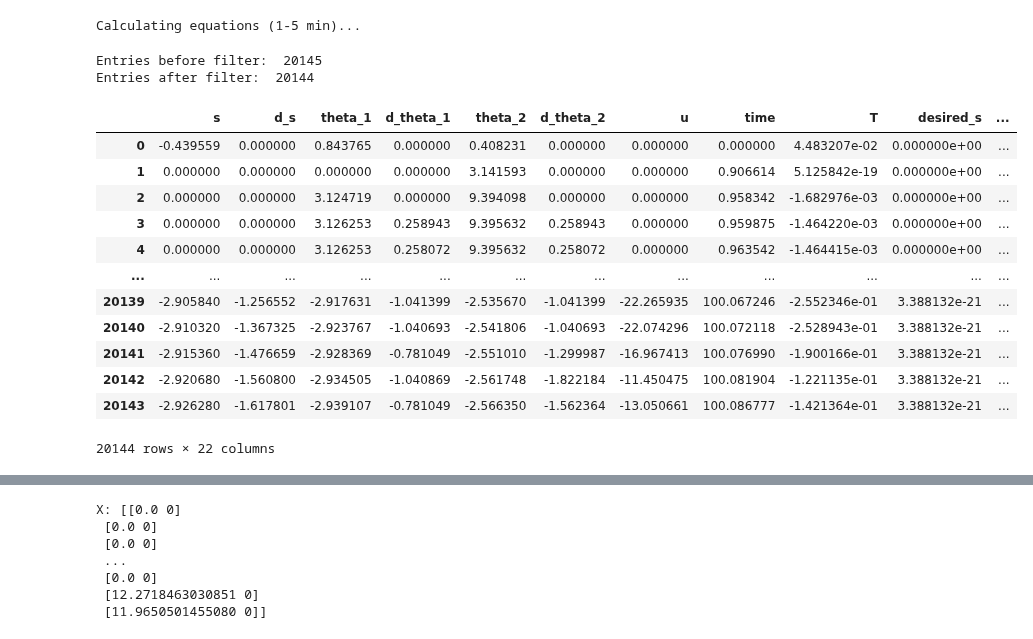
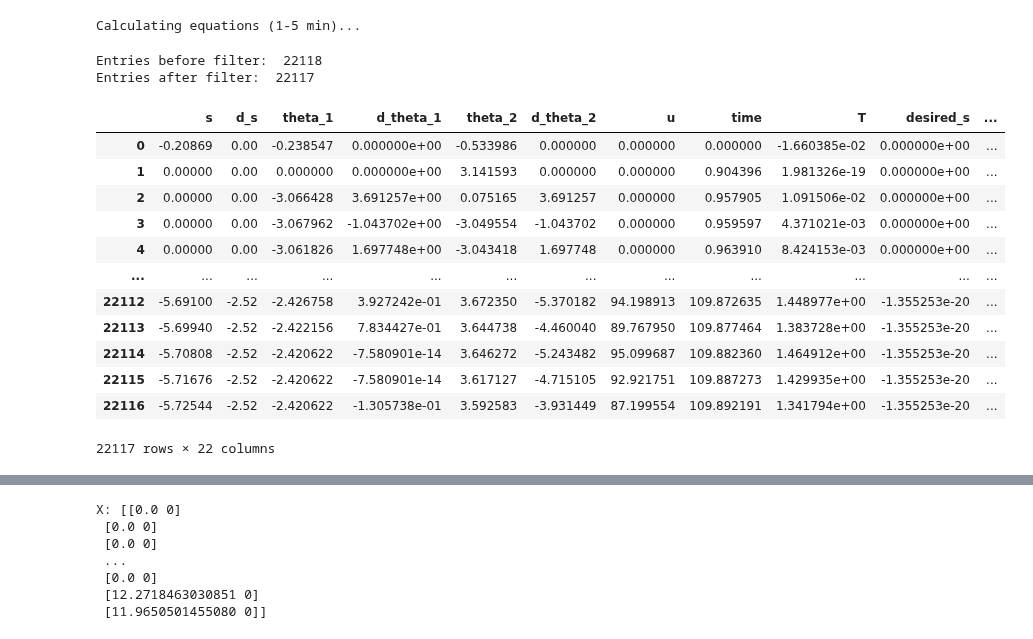
Before and after one commit to sackariaslunman/inverted-pendulum, a Jupyter notebook: src/python/test_linear_regression.ipynb, the cells around one changed output, grey strips where cells are left out. Drawn from its saved outputs; the diff is of its cells as text; code cells hidden in the pictures.

```diff
--- a/src/python/test_linear_regression.ipynb
+++ b/src/python/test_linear_regression.ipynb
@@ -51,25 +65,25 @@ else:
 # %% [output]
 Calculating equations (1-5 min)...
 # %%
-df = pd.read_csv('data/7-1-2.csv')
+df = pd.read_csv('data/8-1-2.csv')
 print("Entries before filter: ", len(df))
 df = df.dropna()
 print("Entries after filter: ", len(df))
 df
 # %% [output]
-Entries before filter:  20145
-Entries after filter:  20144
+Entries before filter:  22118
+Entries after filter:  22117
 |  | s | d_s | theta_1 | d_theta_1 | theta_2 | d_theta_2 | u | time | T | desired_s | ... |
-| 0 | -0.439559 | 0.000000 | 0.843765 | 0.000000 | 0.408231 | 0.000000 | 0.000000 | 0.000000 | 4.483207e-02 | 0.000000e+00 | ... |
-| 1 | 0.000000 | 0.000000 | 0.000000 | 0.000000 | 3.141593 | 0.000000 | 0.000000 | 0.906614 | 5.125842e-19 | 0.000000e+00 | ... |
-| 2 | 0.000000 | 0.000000 | 3.124719 | 0.000000 | 9.394098 | 0.000000 | 0.000000 | 0.958342 | -1.682976e-03 | 0.000000e+00 | ... |
-| 3 | 0.000000 | 0.000000 | 3.126253 | 0.258943 | 9.395632 | 0.258943 | 0.000000 | 0.959875 | -1.464220e-03 | 0.000000e+00 | ... |
-| 4 | 0.000000 | 0.000000 | 3.126253 | 0.258072 | 9.395632 | 0.258072 | 0.000000 | 0.963542 | -1.464415e-03 | 0.000000e+00 | ... |
+| 0 | -0.20869 | 0.00 | -0.238547 | 0.000000e+00 | -0.533986 | 0.000000 | 0.000000 | 0.000000 | -1.660385e-02 | 0.000000e+00 | ... |
+| 1 | 0.00000 | 0.00 | 0.000000 | 0.000000e+00 | 3.141593 | 0.000000 | 0.000000 | 0.904396 | 1.981326e-19 | 0.000000e+00 | ... |
+| 2 | 0.00000 | 0.00 | -3.066428 | 3.691257e+00 | 0.075165 | 3.691257 | 0.000000 | 0.957905 | 1.091506e-02 | 0.000000e+00 | ... |
+| 3 | 0.00000 | 0.00 | -3.067962 | -1.043702e+00 | -3.049554 | -1.043702 | 0.000000 | 0.959597 | 4.371021e-03 | 0.000000e+00 | ... |
+| 4 | 0.00000 | 0.00 | -3.061826 | 1.697748e+00 | -3.043418 | 1.697748 | 0.000000 | 0.963910 | 8.424153e-03 | 0.000000e+00 | ... |
 | ... | ... | ... | ... | ... | ... | ... | ... | ... | ... | ... | ... |
-| 20139 | -2.905840 | -1.256552 | -2.917631 | -1.041399 | -2.535670 | -1.041399 | -22.265935 | 100.067246 | -2.552346e-01 | 3.388132e-21 | ... |
-| 20140 | -2.910320 | -1.367325 | -2.923767 | -1.040693 | -2.541806 | -1.040693 | -22.074296 | 100.072118 | -2.528943e-01 | 3.388132e-21 | ... |
-| 20141 | -2.915360 | -1.476659 | -2.928369 | -0.781049 | -2.551010 | -1.299987 | -16.967413 | 100.076990 | -1.900166e-01 | 3.388132e-21 | ... |
-| 20142 | -2.920680 | -1.560800 | -2.934505 | -1.040869 | -2.561748 | -1.822184 | -11.450475 | 100.081904 | -1.221135e-01 | 3.388132e-21 | ... |
-| 20143 | -2.926280 | -1.617801 | -2.939107 | -0.781049 | -2.566350 | -1.562364 | -13.050661 | 100.086777 | -1.421364e-01 | 3.388132e-21 | ... |
+| 22112 | -5.69100 | -2.52 | -2.426758 | 3.927242e-01 | 3.672350 | -5.370182 | 94.198913 | 109.872635 | 1.448977e+00 | -1.355253e-20 | ... |
+| 22113 | -5.69940 | -2.52 | -2.422156 | 7.834427e-01 | 3.644738 | -4.460040 | 89.767950 | 109.877464 | 1.383728e+00 | -1.355253e-20 | ... |
+| 22114 | -5.70808 | -2.52 | -2.420622 | -7.580901e-14 | 3.646272 | -5.243482 | 95.099687 | 109.882360 | 1.464912e+00 | -1.355253e-20 | ... |
+| 22115 | -5.71676 | -2.52 | -2.420622 | -7.580901e-14 | 3.617127 | -4.715105 | 92.921751 | 109.887273 | 1.429935e+00 | -1.355253e-20 | ... |
+| 22116 | -5.72544 | -2.52 | -2.420622 | -1.305738e-01 | 3.592583 | -3.931449 | 87.199554 | 109.892191 | 1.341794e+00 | -1.355253e-20 | ... |
-20144 rows × 22 columns
+22117 rows × 22 columns
 # %%
```
Also changed, not shown: parts of 3 cells of this notebook, 45 other files.
